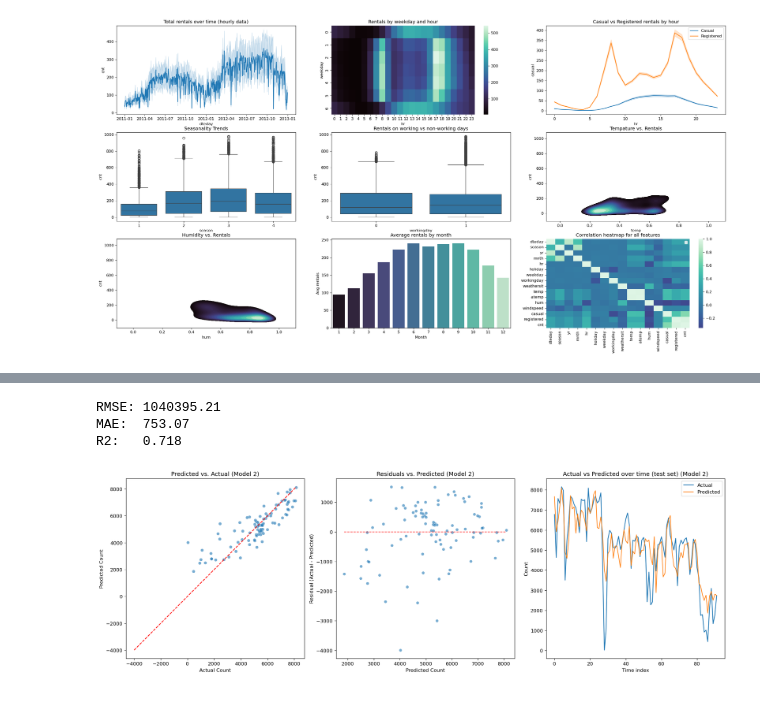
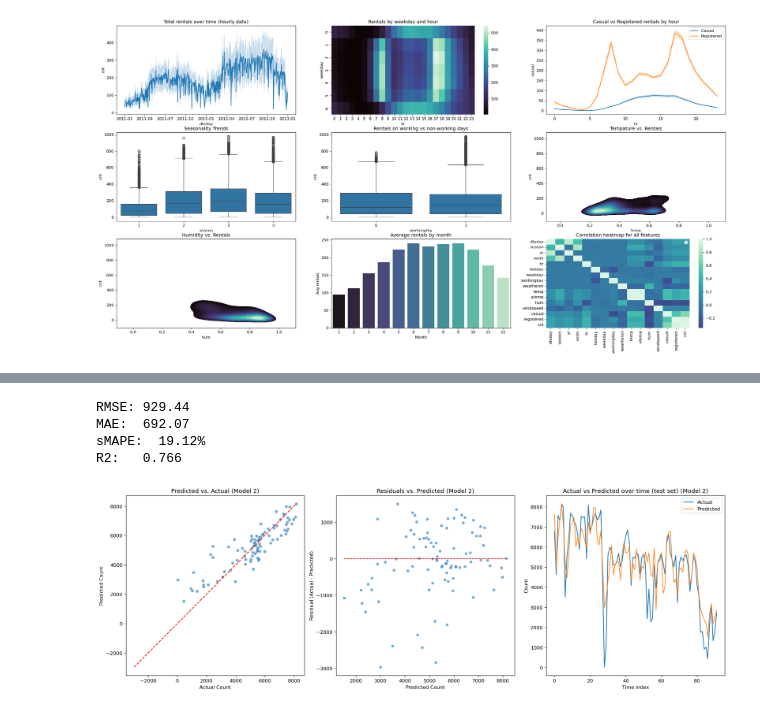
Before and after one commit to SasCsanad/Bike-Sharing-Regerssion, a Jupyter notebook: main.ipynb, the cells around one changed output, grey strips where cells are left out. Saved outputs shown, nothing was run; the diff lists cells and outputs as text; code cells hidden in the pictures.

```diff
--- a/main.ipynb
+++ b/main.ipynb
@@ -549,22 +534,35 @@ Az új pipeline kiegyensúlyozottabb teljesítményt ért el:
+# %%
+# piecewise shrink
+def transform_low(yhat, knee, alpha=0.15):
+    s = np.clip((knee-yhat) / knee, 0, 1)
+    return yhat * (1 - alpha * s)
 # %%
-def fe_refined(df):
+def fe_refined(df: pd.DataFrame) -> pd.DataFrame:
     df = df.copy()
-    #   cyclic encodings
+
     df['sin_wd']   = np.sin(2*np.pi*df['weekday']/7)
     df['cos_wd']   = np.cos(2*np.pi*df['weekday']/7)
     df['sin_mnth'] = np.sin(2*np.pi*df['mnth']/12)
     df['cos_mnth'] = np.cos(2*np.pi*df['mnth']/12)
 
-    df['temp_sq'] = df['temp']**2
     df['temp_hum']  = df['temp'] * df['hum']
     df['temp_wind'] = df['temp'] * df['windspeed']
 
-    df = df.drop(columns=['weekday','mnth'])
     # df['windspeed'] = np.clip(df['windspeed'], 0, 0.8)
-    return df
+    return df.drop(columns=['weekday', 'mnth'])
 
 
 cat_cols = ['season','yr','workingday','weathersit']
+
+
+model = HistGradientBoostingRegressor(
+        random_state=RANDOM_STATE,
+        max_depth=6,
+        min_samples_leaf=96,
+        learning_rate=0.035,
+        max_iter=5450,
+        l2_regularization=0.0022,
+        )
 
 
 pipe_refined = Pipeline([
@@ -573,12 +571,7 @@ pipe_refined = Pipeline([
         ('drop_holiday', 'drop', ['holiday']),
         ('cat', OneHotEncoder(handle_unknown='ignore', sparse_output=False), cat_cols)
     ], remainder='passthrough')),
-    ('model', HistGradientBoostingRegressor(
-        random_state=RANDOM_STATE,
-        max_depth=9,
-        min_samples_leaf=95,
-        learning_rate=0.25
-    ))
+    ('model', model)
 ])
 # %%
 split_day = '2012-10-01'
@@ -596,7 +589,7 @@ keep_cols = [
     'workingday',
     'weekday',
     'mnth',
-    'holiday'
+    'holiday',
 ]
 
 TARGET = 'cnt'
@@ -608,50 +601,57 @@ y_test  = test[TARGET].copy()
 
 pipe_refined.fit(X_train, y_train)
 y_pred = pipe_refined.predict(X_test)
+
+
+knee = np.percentile(y_train, 30)
+y_pred_adj = transform_low(y_pred, knee, alpha=0.2)
 # %%
-rmse = mean_squared_error(y_test, y_pred)
-mae  = mean_absolute_error(y_test, y_pred)
-r2   = r2_score(y_test, y_pred)
+rmse = np.sqrt(mean_squared_error(y_test, y_pred_adj))
+mae  = mean_absolute_error(y_test, y_pred_adj)
+r2   = r2_score(y_test, y_pred_adj)
+sMAPE = smape(y_test, y_pred_adj)
 
 print(f"RMSE: {rmse:.2f}")
 print(f"MAE:  {mae:.2f}")
+print(f"sMAPE:  {sMAPE:.2f}%")
 print(f"R2:   {r2:.3f}")
 # %% [output]
-RMSE: 1040395.21
-MAE:  753.07
-R2:   0.718
+RMSE: 929.44
+MAE:  692.07
+sMAPE:  19.12%
+R2:   0.766
 # %%
-results_refined = pd.DataFrame({"Actual": y_test, "Predicted": y_pred})
+results_refined = pd.DataFrame({"Actual": y_test, "Predicted": y_pred_adj})
 results_refined['Residuals'] = results_refined['Actual'] - results_refined['Predicted']
 
 
 f, ax = plt.subplots(1,3, figsize=(18,6))
 
 sns.scatterplot(data=results_refined, x="Actual", y="Predicted", alpha=.6, s=40, ax=ax[0])
 sns.lineplot(x=[results_refined.min().min(), results_refined.max().max()],
              y=[results_refined.min().min(), results_refined.max().max()],
              color='red', linestyle='--', ax=ax[0])
 ax[0].set_title('Predicted vs. Actual (Model 2)')
 ax[0].set_xlabel("Actual Count")
 ax[0].set_ylabel("Predicted Count")
 
 sns.scatterplot(data=results_refined, x='Predicted', y="Residuals", alpha=.6, ax=ax[1])
 sns.lineplot(x=[results_refined["Predicted"].min(), results_refined["Predicted"].max()], y=[0,0], color='red', linestyle='--', linewidth=1.2, ax=ax[1])
 ax[1].set_title('Residuals vs. Predicted (Model 2)')
 ax[1].set_xlabel("Predicted Count")
 ax[1].set_ylabel("Residual (Actual - Predicted)")
 
 
 sns.lineplot(x=range(len(y_test)), y=y_test, label='Actual', linewidth=1.5, ax=ax[2])
-sns.lineplot(x=range(len(y_test)), y=y_pred, label='Predicted', linewidth=1.3, ax=ax[2])
+sns.lineplot(x=range(len(y_test)), y=y_pred_adj, label='Predicted', linewidth=1.3, ax=ax[2]) # type: ignore
 ax[2].set_title('Actual vs Predicted over time (test set) (Model 2)')
 ax[2].set_xlabel('Time index')
 ax[2].set_ylabel('Count')
 
 
 ax[2].legend()
 plt.tight_layout()
 plt.show()
 # %% [output]
-[figure, old version]
+[figure, new version]
 # %% [markdown]
```
Also changed, not shown: parts of 21 cells of this notebook, 2 other files.
